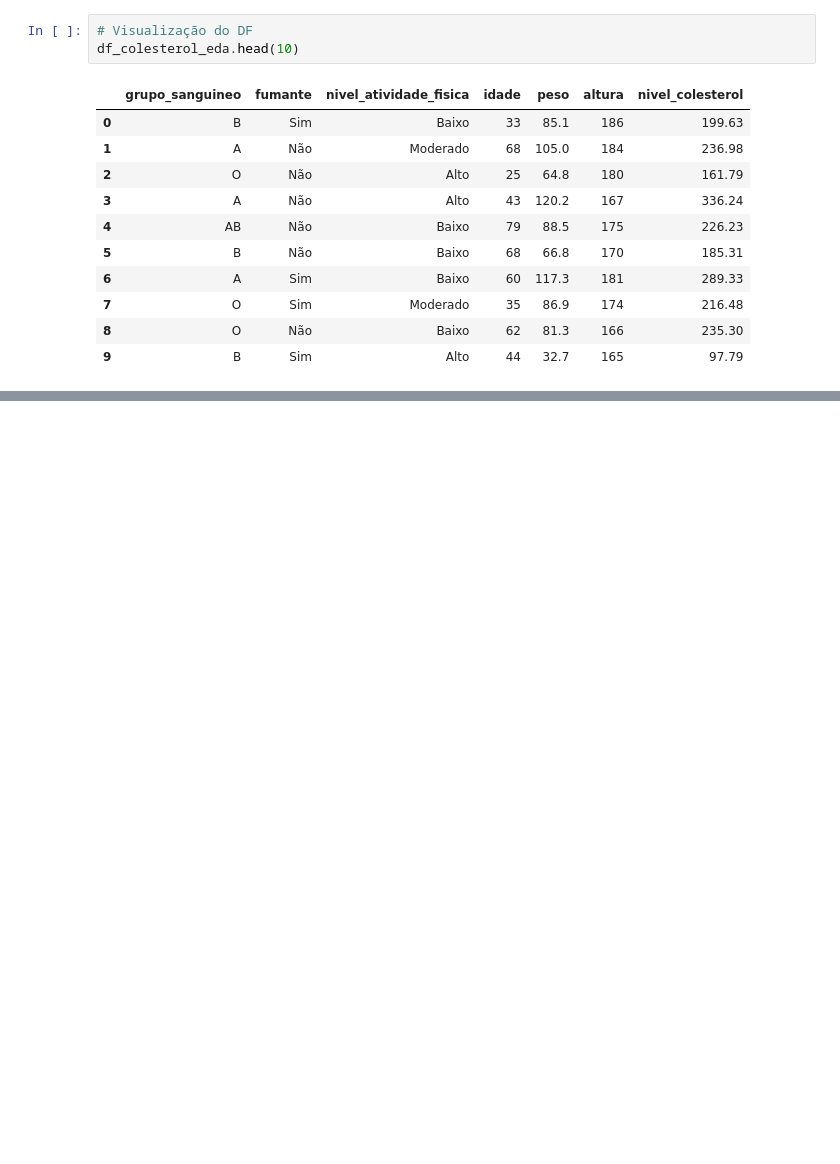
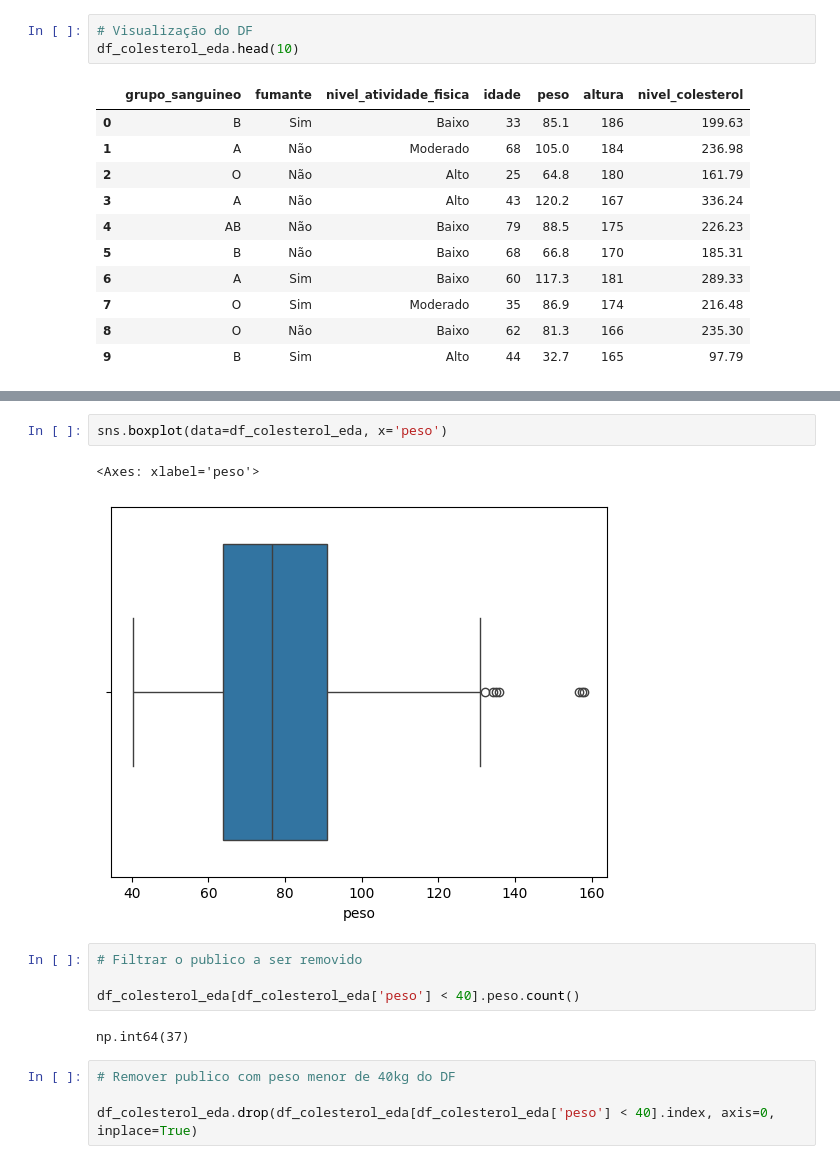
Before and after one commit to offellipe/regressao_linear_multipla, a Jupyter notebook: modelo_colesterol.ipynb, the cells around one changed output, grey strips where cells are left out. Cells and saved outputs as stored; diff of their text form; blank space fills up the shorter version.

```diff
--- a/modelo_colesterol.ipynb
+++ b/modelo_colesterol.ipynb
@@ -161,0 +169,15 @@ df_colesterol_eda.head(10)
+# %%
+sns.boxplot(data=df_colesterol_eda, x='peso')
+# %% [output]
+<Axes: xlabel='peso'>
+[figure, added]
+# %%
+# Filtrar o publico a ser removido
+
+df_colesterol_eda[df_colesterol_eda['peso'] < 40].peso.count()
+# %% [output]
+np.int64(37)
+# %%
+# Remover publico com peso menor de 40kg do DF
+
+df_colesterol_eda.drop(df_colesterol_eda[df_colesterol_eda['peso'] < 40].index, axis=0, inplace=True)
```
Also changed, not shown: parts of 4 cells of this notebook.
